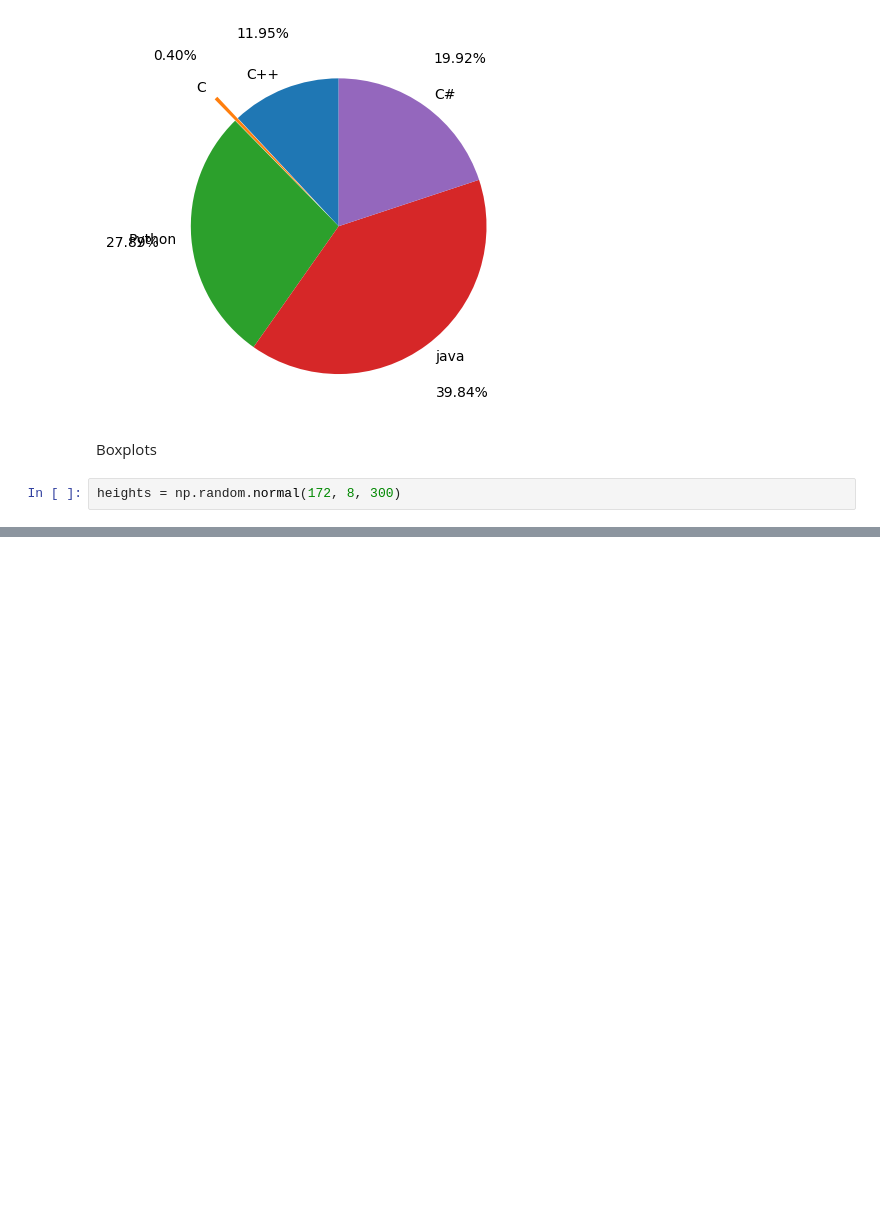
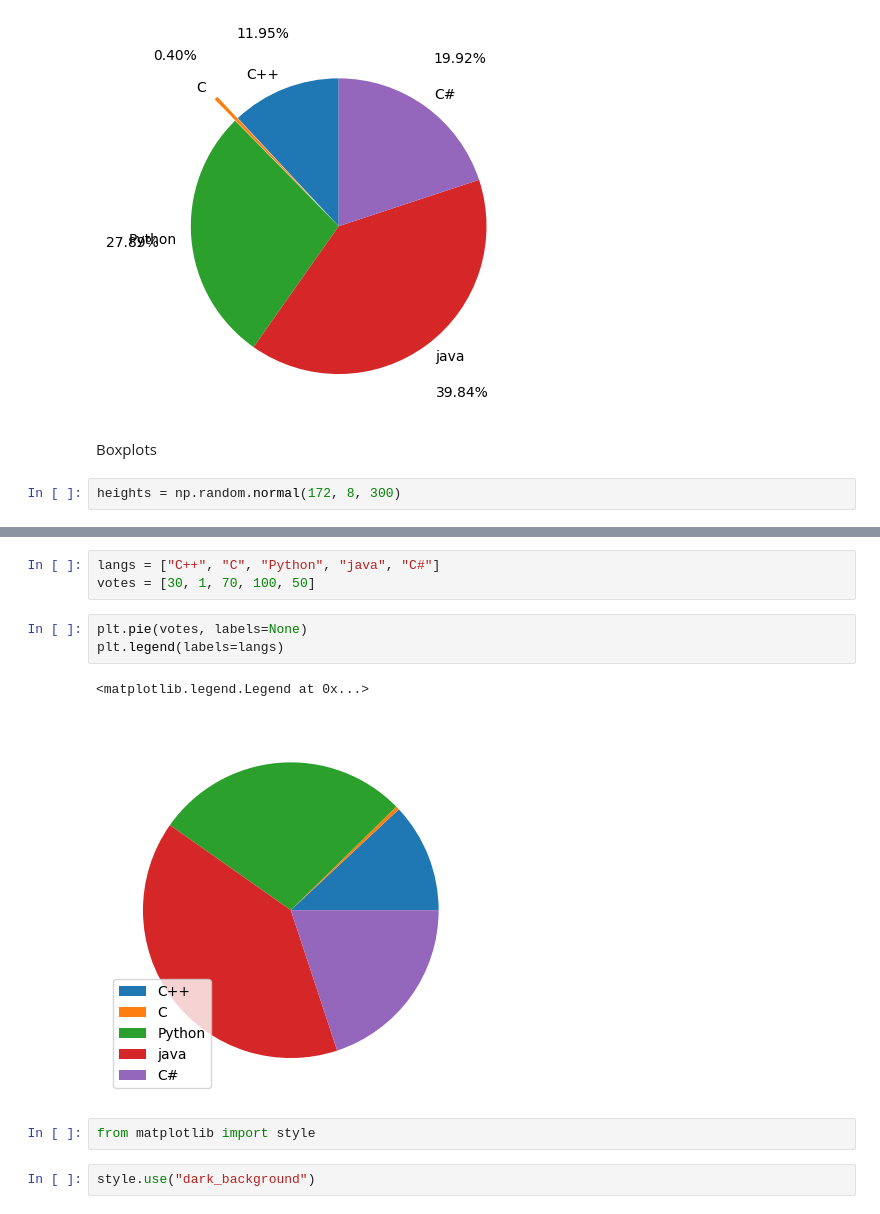
Before and after one commit to aarinz/data-science-practice, a Jupyter notebook: Matplotlib/matplotlib.ipynb, the cells around one changed output, grey strips where cells are left out. Saved outputs shown, nothing was run; the diff lists cells and outputs as text; blank space fills up the shorter version.

```diff
--- a/Matplotlib/matplotlib.ipynb
+++ b/Matplotlib/matplotlib.ipynb
@@ -177,0 +204,13 @@ plt.boxplot(heights)
+# %%
+langs = ["C++", "C", "Python", "java", "C#"]
+votes = [30, 1, 70, 100, 50]
+# %%
+plt.pie(votes, labels=None)
+plt.legend(labels=langs)
+# %% [output]
+<matplotlib.legend.Legend at 0x...>
+[figure, added]
+# %%
+from matplotlib import style
+# %%
+style.use("dark_background")
```
Also changed, not shown: parts of 18 cells of this notebook.
